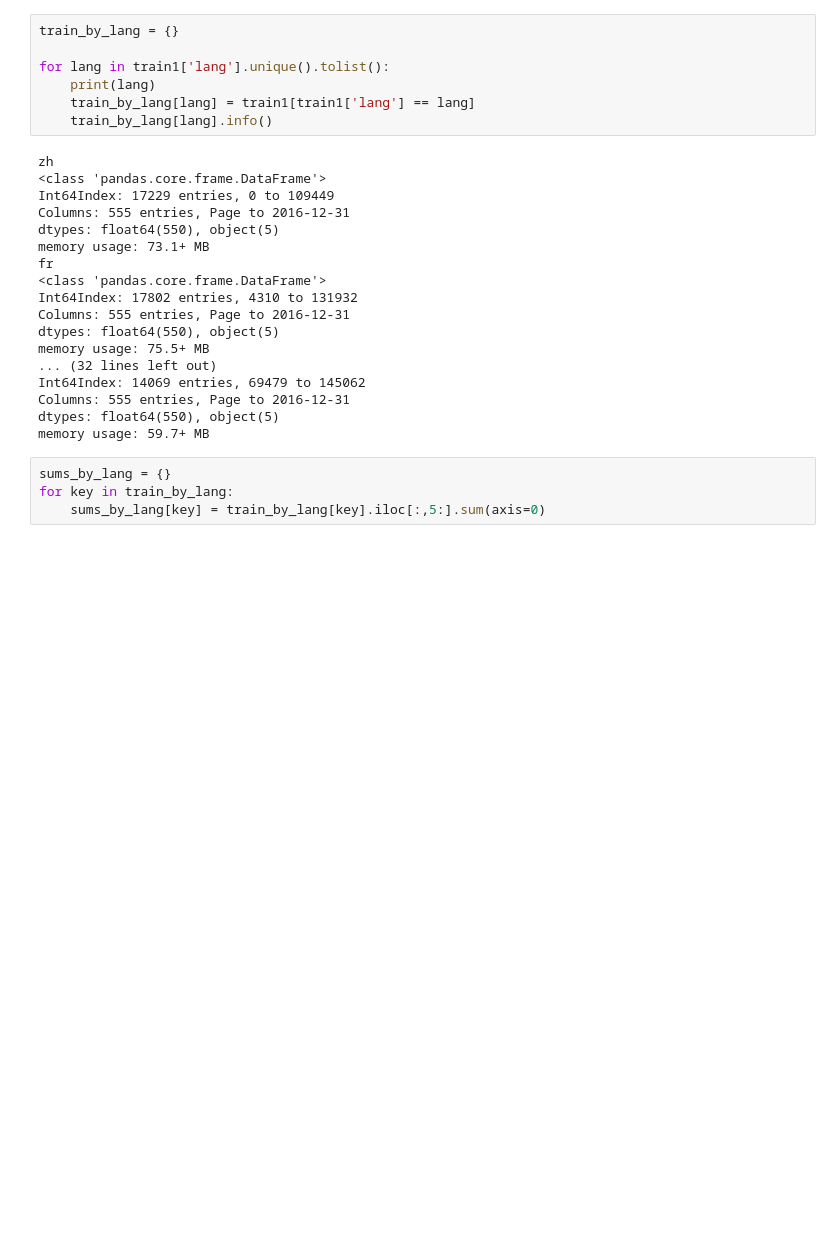
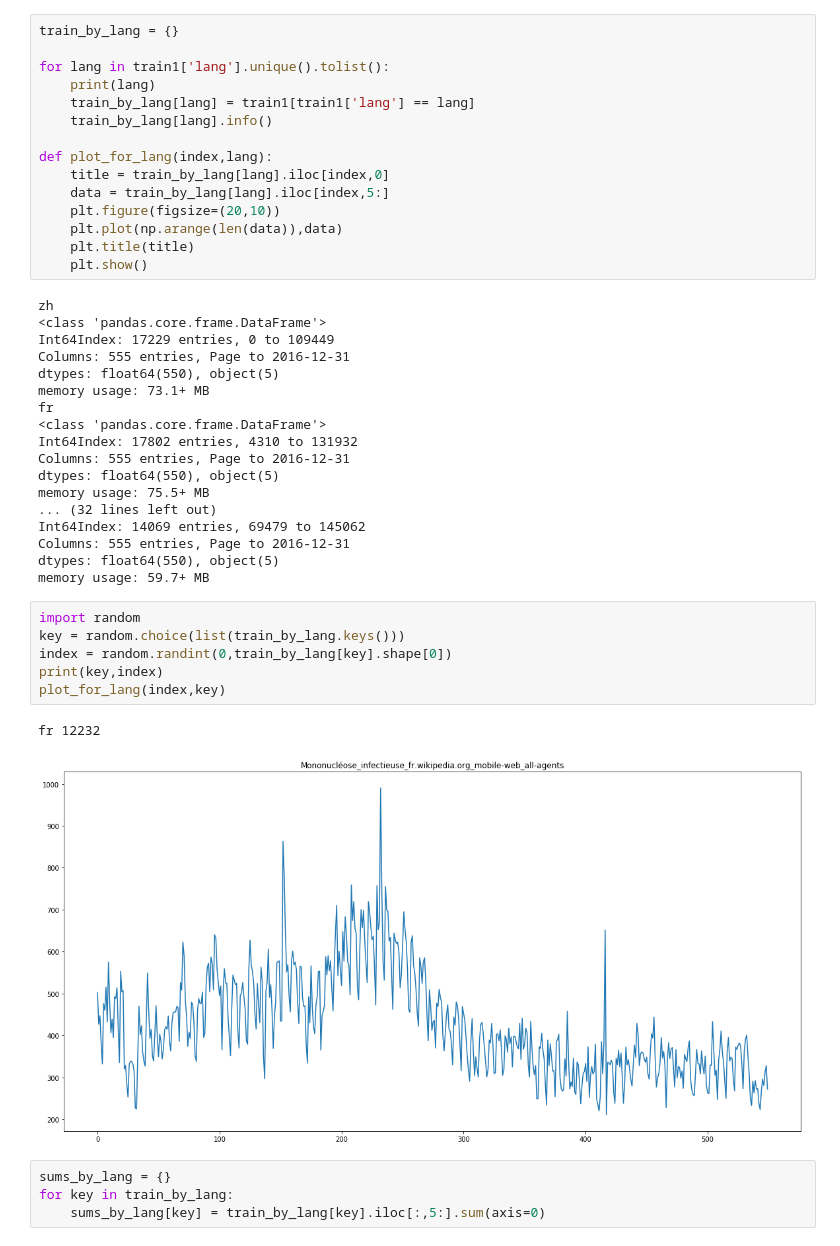
Before and after one commit to maximelovino/WikiForecasting, a Jupyter notebook: wiki_exploration.ipynb, the cells around one changed output. Cells and saved outputs as stored; diff of their text form; blank space fills up the shorter version.

```diff
--- a/wiki_exploration.ipynb
+++ b/wiki_exploration.ipynb
@@ -64,6 +64,14 @@ for lang in train1['lang'].unique().tolist():
     print(lang)
     train_by_lang[lang] = train1[train1['lang'] == lang]
     train_by_lang[lang].info()
+
+def plot_for_lang(index,lang):
+    title = train_by_lang[lang].iloc[index,0]
+    data = train_by_lang[lang].iloc[index,5:]
+    plt.figure(figsize=(20,10))
+    plt.plot(np.arange(len(data)),data)
+    plt.title(title)
+    plt.show()
 # %% [output]
 zh
 <class 'pandas.core.frame.DataFrame'>
@@ -82,6 +90,15 @@ Int64Index: 14069 entries, 69479 to 145062
 Columns: 555 entries, Page to 2016-12-31
 dtypes: float64(550), object(5)
 memory usage: 59.7+ MB
+# %%
+import random
+key = random.choice(list(train_by_lang.keys()))
+index = random.randint(0,train_by_lang[key].shape[0])
+print(key,index)
+plot_for_lang(index,key)
+# %% [output]
+fr 12232
+[figure, added]
 # %%
 sums_by_lang = {}
 for key in train_by_lang:
```
Also changed, not shown: parts of 10 cells of this notebook, 1 other file.
